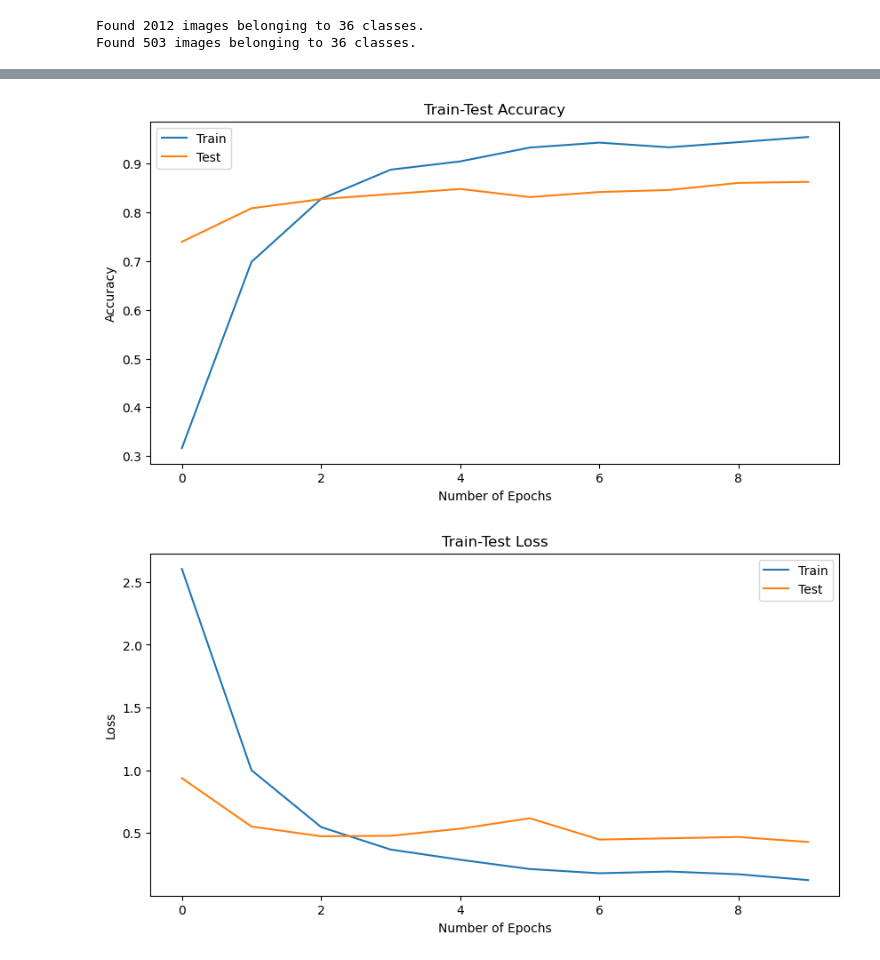
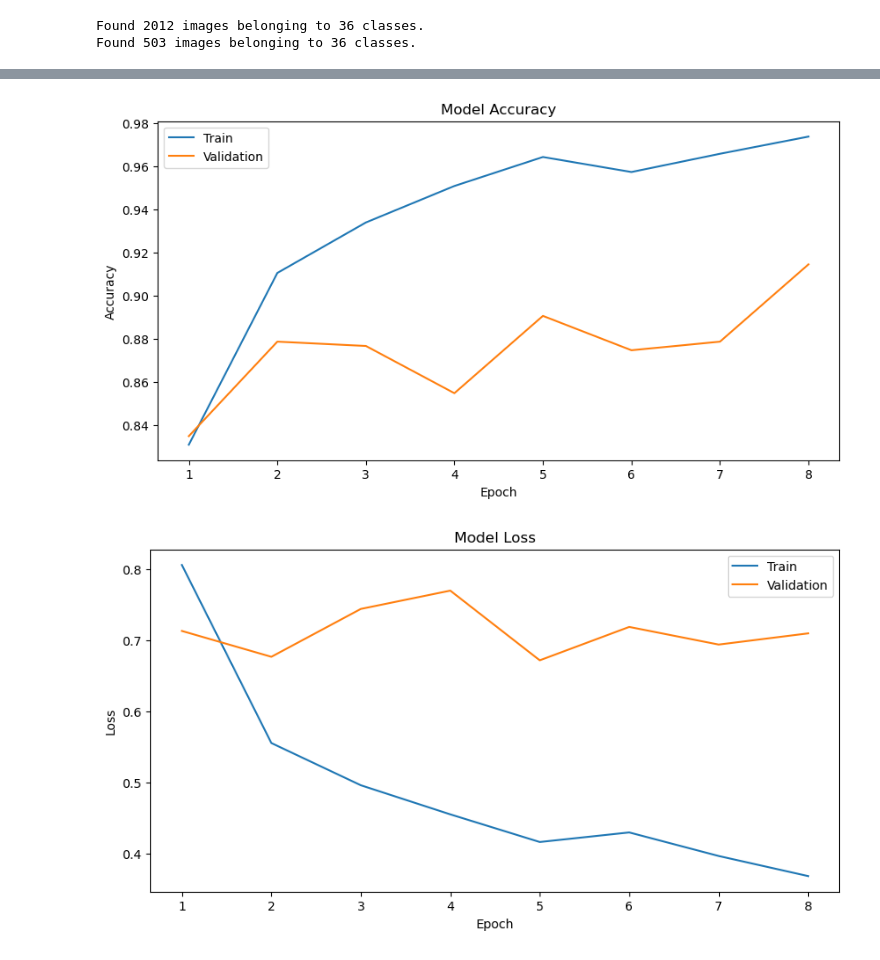
Before and after one commit to YoungKameSennin/Team36-SignLanguageInterpreter, a Jupyter notebook: interpreter.ipynb, the cells around one changed output, grey strips where cells are left out. Cells and saved outputs as stored; diff of their text form; code cells hidden in the pictures.

Commit message:
Model Updated

```diff
--- a/interpreter.ipynb
+++ b/interpreter.ipynb
@@ -1,35 +1,37 @@
 # %%
 import os
 import numpy as np
-from keras.models import Sequential
-from keras.layers import Conv2D, MaxPooling2D, Flatten, Dense, Dropout
-from keras.preprocessing.image import ImageDataGenerator
-from matplotlib import pyplot as plt
+import tensorflow as tf
+from tensorflow.keras.preprocessing.image import ImageDataGenerator
+from tensorflow.keras.models import Sequential
+from tensorflow.keras.layers import Conv2D, MaxPooling2D, Flatten, Dense, Dropout
+from tensorflow.keras.regularizers import l2
+from sklearn.metrics import classification_report
 
 dataset_path = "asl_dataset"
 img_width, img_height = 160, 160
 num_classes = 36
 
-# Create an ImageDataGenerator for data augmentation and normalization
+# Load the data and split into training and validation sets
 datagen = ImageDataGenerator(rescale=1.0 / 255, validation_split=0.2)
 
-# Load and preprocess the training data
 train_generator = datagen.flow_from_directory(
     dataset_path,
     target_size=(img_width, img_height),
-    batch_size=30,
+    batch_size=32,
     class_mode='categorical',
     subset='training'
 )
 
-# Load and preprocess the validation data
 validation_generator = datagen.flow_from_directory(
     dataset_path,
     target_size=(img_width, img_height),
-    batch_size=30,
+    batch_size=32,
     class_mode='categorical',
     subset='validation'
 )
+
+# Create the CNN model
 # %% [output]
 Found 2012 images belonging to 36 classes.
 Found 503 images belonging to 36 classes.
@@ -52,13 +55,11 @@ model.compile(optimizer='adam', loss='categorical_crossentropy', metrics=['accur
 # Train the model
 history = model.fit(
     train_generator,
-    steps_per_epoch=train_generator.samples // train_generator.batch_size,
+    epochs=10,
     validation_data=validation_generator,
-    validation_steps=validation_generator.samples // validation_generator.batch_size,
-    epochs=10
+    callbacks=[tf.keras.callbacks.EarlyStopping(patience=3, restore_best_weights=True)]
 )
 
-# Save the trained model
 model.save("sign_language_model.h5")
 # %% [output]
 Epoch 1/10
@@ -84,26 +81,24 @@ Epoch 10/10
 # %%
-epochs= []
-for i in range(10):
-    epochs.append(i)
-
+# Plot the training and validation accuracy
 plt.figure(figsize = (10, 5))
-plt.plot(epochs,history.history['accuracy'], label="Train")
-plt.plot(epochs,history.history['val_accuracy'], label="Test")
-plt.title("Train-Test Accuracy")
-plt.xlabel("Number of Epochs")
-plt.ylabel("Accuracy")
-plt.legend()
+plt.plot(range(1, len(history.history['accuracy']) + 1), history.history['accuracy'])
+plt.plot(range(1, len(history.history['val_accuracy']) + 1), history.history['val_accuracy'])
+plt.title('Model Accuracy')
+plt.xlabel('Epoch')
+plt.ylabel('Accuracy')
+plt.legend(['Train', 'Validation'], loc='upper left')
 plt.show()
 # %% [output]
-[figure, old version]
+[figure, new version]
 # %%
+# Plot the training and validation loss
 plt.figure(figsize = (10, 5))
-plt.plot(epochs,history.history['loss'], label="Train")
-plt.plot(epochs,history.history['val_loss'], label="Test")
-plt.title("Train-Test Loss")
-plt.xlabel("Number of Epochs")
-plt.ylabel("Loss")
-plt.legend()
+plt.plot(range(1, len(history.history['loss']) + 1), history.history['loss'])
+plt.plot(range(1, len(history.history['val_loss']) + 1), history.history['val_loss'])
+plt.title('Model Loss')
+plt.xlabel('Epoch')
+plt.ylabel('Loss')
+plt.legend(['Train', 'Validation'], loc='upper right')
 plt.show()
 # %% [output]
-[figure, old version]
+[figure, new version]
```
Also changed, not shown: parts of 5 cells of this notebook.
